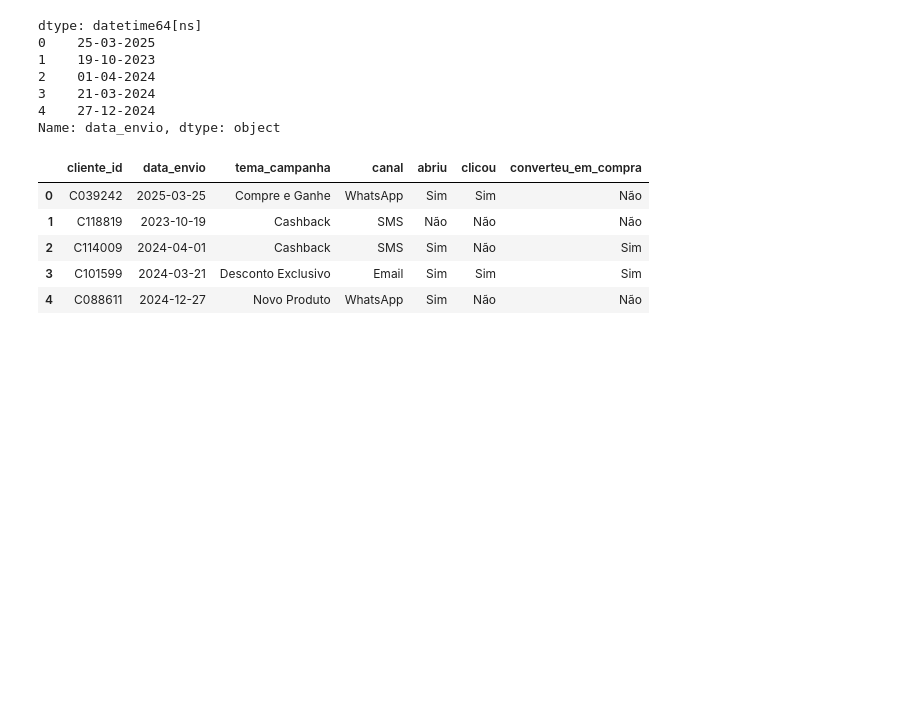
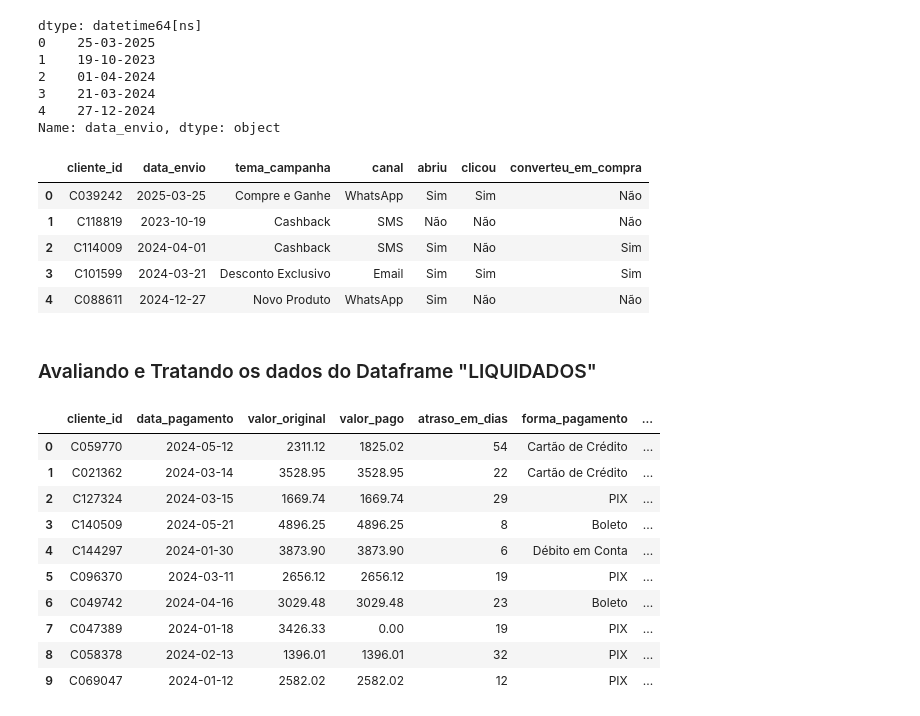
Before and after one commit to mairasantana/desafio-final-neurotech, a Jupyter notebook: analise_de_dados.ipynb, the cells around one changed output. Saved outputs shown, nothing was run; the diff lists cells and outputs as text; code cells hidden in the pictures; blank space fills up the shorter version.

```diff
--- a/analise_de_dados.ipynb
+++ b/analise_de_dados.ipynb
@@ -794,3 +794,19 @@ df_campanhas.head()
 | 2 | C114009 | 2024-04-01 | Cashback | SMS | Sim | Não | Sim |
 | 3 | C101599 | 2024-03-21 | Desconto Exclusivo | Email | Sim | Sim | Sim |
 | 4 | C088611 | 2024-12-27 | Novo Produto | WhatsApp | Sim | Não | Não |
+# %% [markdown]
+### Avaliando e Tratando os dados do Dataframe "LIQUIDADOS"
+# %%
+df_liquidados.head(10)
+# %% [output]
+|  | cliente_id | data_pagamento | valor_original | valor_pago | atraso_em_dias | forma_pagamento | ... |
+| 0 | C059770 | 2024-05-12 | 2311.12 | 1825.02 | 54 | Cartão de Crédito | ... |
+| 1 | C021362 | 2024-03-14 | 3528.95 | 3528.95 | 22 | Cartão de Crédito | ... |
+| 2 | C127324 | 2024-03-15 | 1669.74 | 1669.74 | 29 | PIX | ... |
+| 3 | C140509 | 2024-05-21 | 4896.25 | 4896.25 | 8 | Boleto | ... |
+| 4 | C144297 | 2024-01-30 | 3873.90 | 3873.90 | 6 | Débito em Conta | ... |
+| 5 | C096370 | 2024-03-11 | 2656.12 | 2656.12 | 19 | PIX | ... |
+| 6 | C049742 | 2024-04-16 | 3029.48 | 3029.48 | 23 | Boleto | ... |
+| 7 | C047389 | 2024-01-18 | 3426.33 | 0.00 | 19 | PIX | ... |
+| 8 | C058378 | 2024-02-13 | 1396.01 | 1396.01 | 32 | PIX | ... |
+| 9 | C069047 | 2024-01-12 | 2582.02 | 2582.02 | 12 | PIX | ... |
```
Also changed, not shown: parts of 40 cells of this notebook.
